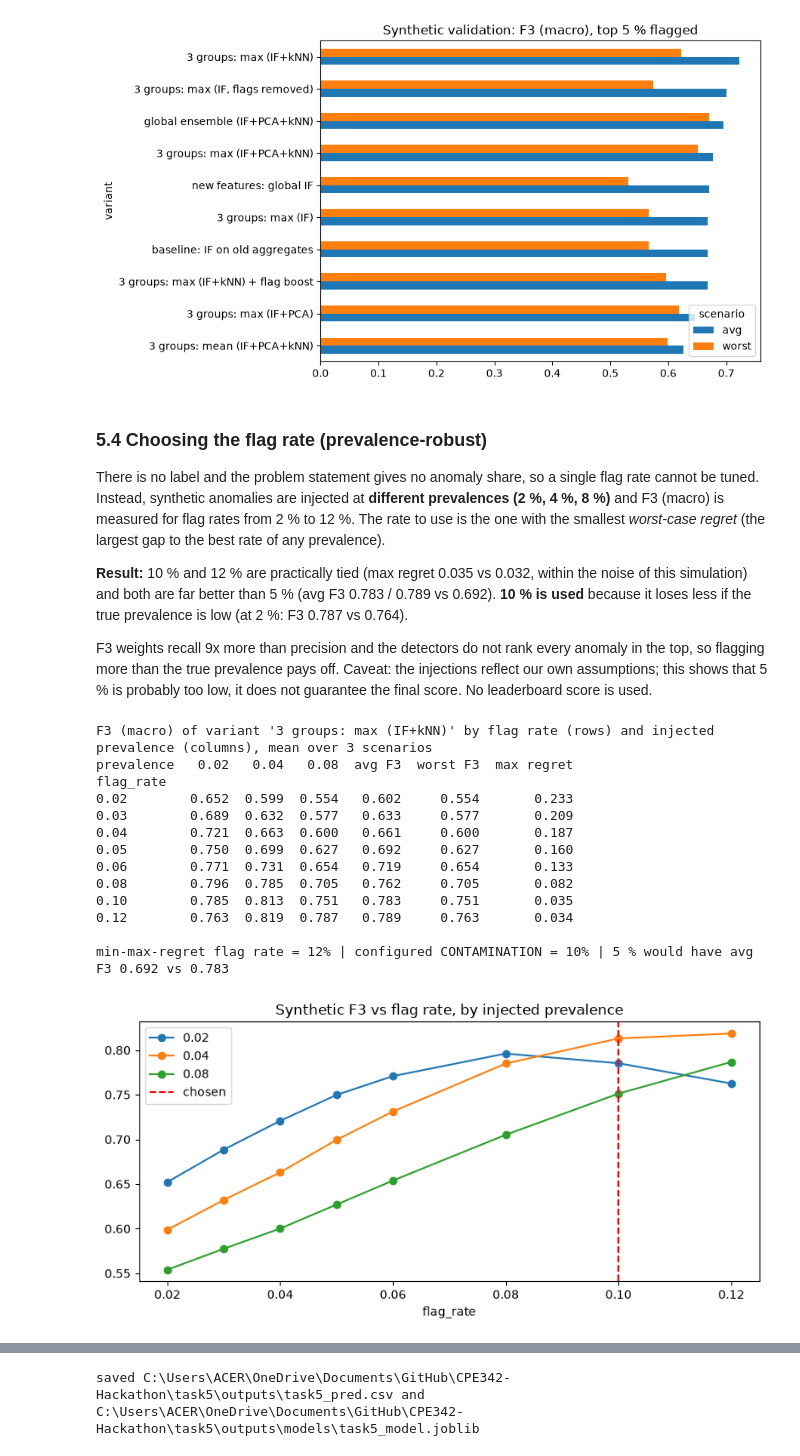
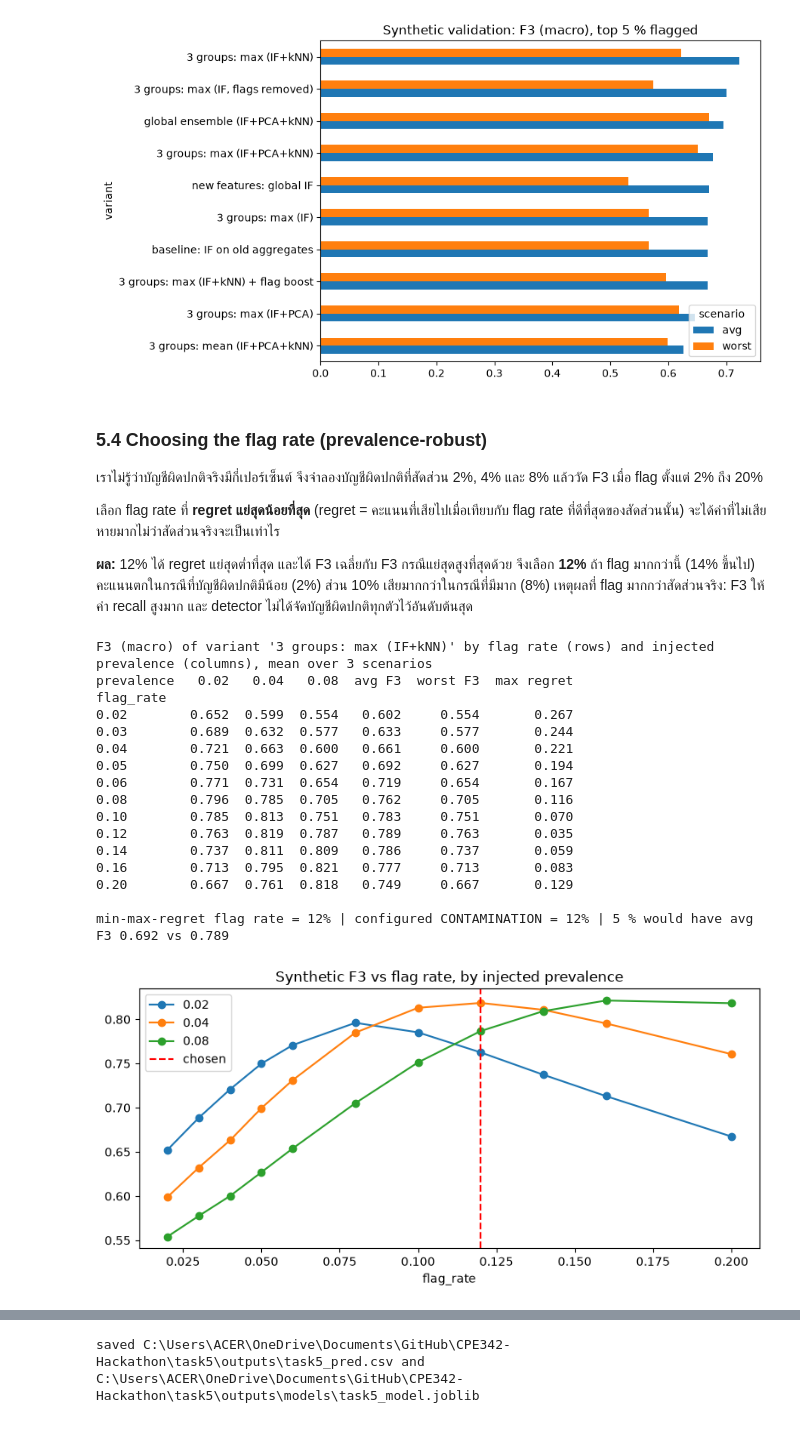
Before and after one commit to supxrpoxm/CPE342-Hackathon, a Jupyter notebook: task5/task5.ipynb, the cells around one changed output, grey strips where cells are left out. Saved outputs shown, nothing was run; the diff lists cells and outputs as text; code cells hidden in the pictures.

```diff
--- a/task5/task5.ipynb
+++ b/task5/task5.ipynb
@@ -32,7 +44,7 @@ OUT = ROOT / ("outputs_quick" if QUICK else "outputs"); (OUT / "models").mkdir(p
 DATA = ROOT / "task5" if (ROOT / "task5" / "test.csv").exists() else ROOT   # run from repo root or from inside task5/
 FLAGS = ["password_changed", "vpn_usage", "suspicious_login_time", "mass_item_sale"]
 N_EST = 100 if QUICK else 300       # trees per Isolation Forest in section 5.3 / 6
-CONTAMINATION = 0.10      # FINAL fraction of accounts to flag; chosen in section 5.4 (prevalence-robust F3), not tuned on the leaderboard
+CONTAMINATION = 0.12      # FINAL fraction of accounts to flag; chosen in section 5.4 (prevalence-robust F3), not tuned on the leaderboard
 SELECT_RATE = 0.05        # reference flag rate used only to compare the detector variants in section 5.3
 # %% [markdown]
 ## 2. Load Data
@@ -433,13 +482,13 @@ Best variant (highest average F3 over 4 scenarios): 3 groups: max (IF+kNN) | avg
 # %% [markdown]
 ### 5.4 Choosing the flag rate (prevalence-robust)
 
-There is no label and the problem statement gives no anomaly share, so a single flag rate cannot be tuned. Instead, synthetic anomalies are injected at **different prevalences (2 %, 4 %, 8 %)** and F3 (macro) is measured for flag rates from 2 % to 12 %. The rate to use is the one with the smallest *worst-case regret* (the largest gap to the best rate of any prevalence).
+เราไม่รู้ว่าบัญชีผิดปกติจริงมีกี่เปอร์เซ็นต์ จึงจำลองบัญชีผิดปกติที่สัดส่วน 2%, 4% และ 8% แล้ววัด F3 เมื่อ flag ตั้งแต่ 2% ถึง 20%
 
-**Result:** 10 % and 12 % are practically tied (max regret 0.035 vs 0.032, within the noise of this simulation) and both are far better than 5 % (avg F3 0.783 / 0.789 vs 0.692). **10 % is used** because it loses less if the true prevalence is low (at 2 %: F3 0.787 vs 0.764).
+เลือก flag rate ที่ **regret แย่สุดน้อยที่สุด** (regret = คะแนนที่เสียไปเมื่อเทียบกับ flag rate ที่ดีที่สุดของสัดส่วนนั้น) จะได้ค่าที่ไม่เสียหายมากไม่ว่าสัดส่วนจริงจะเป็นเท่าไร
 
-F3 weights recall 9x more than precision and the detectors do not rank every anomaly in the top, so flagging more than the true prevalence pays off. Caveat: the injections reflect our own assumptions; this shows that 5 % is probably too low, it does not guarantee the final score. No leaderboard score is used.
+**ผล:** 12% ได้ regret แย่สุดต่ำที่สุด และได้ F3 เฉลี่ยกับ F3 กรณีแย่สุดสูงที่สุดด้วย จึงเลือก **12%** ถ้า flag มากกว่านี้ (14% ขึ้นไป) คะแนนตกในกรณีที่บัญชีผิดปกติมีน้อย (2%) ส่วน 10% เสียมากกว่าในกรณีที่มีมาก (8%) เหตุผลที่ flag มากกว่าสัดส่วนจริง: F3 ให้ค่า recall สูงมาก และ detector ไม่ได้จัดบัญชีผิดปกติทุกตัวไว้อันดับต้นสุด
 # %%
-RATES = [0.02, 0.03, 0.04, 0.05, 0.06, 0.08, 0.10, 0.12]
+RATES = [0.02, 0.03, 0.04, 0.05, 0.06, 0.08, 0.10, 0.12, 0.14, 0.16, 0.20]
 PREVS = [0.02, 0.04, 0.08]
 SCEN_54 = {k: SCENARIOS[k] for k in ("threats / flags uninformative", "threats / weak (60 %)", "generic unseen type")}
 
@@ -447,43 +496,46 @@ SCEN_54 = {k: SCENARIOS[k] for k in ("threats / flags uninformative", "threats /
 def selected_scores(d_syn, seed):
     if best_variant == VARIANTS[0]:
         Fo = aggregate_periods(d_syn); Fo = Fo.fillna(Fo.median())
         return fit_if(Fo, list(Fo.columns), seed, N_EST_VAL)[0]
     return variant_scores(detector_scores(prepare(d_syn), seed, N_EST_VAL)[0])[best_variant]
 
 
 rate_rows = []
 for prev in PREVS:
     for scen, kw in SCEN_54.items():
         d_syn, y = inject(df, 200, rate=prev, **kw)
         sc_ = selected_scores(d_syn, SEED)
         for r_ in RATES:
             rate_rows.append({"prevalence": prev, "scenario": scen, "flag_rate": r_, "F3": f3_macro(y, top_rate_flags(sc_, r_))})
 R = pd.DataFrame(rate_rows)
 byprev = R.pivot_table(index="flag_rate", columns="prevalence", values="F3", aggfunc="mean")
 regret = byprev.max(axis=0) - byprev                      # gap to the best flag rate of that prevalence
 summ = byprev.copy()
 summ["avg F3"], summ["worst F3"], summ["max regret"] = byprev.mean(axis=1), byprev.min(axis=1), regret.max(axis=1)
 print(f"F3 (macro) of variant '{best_variant}' by flag rate (rows) and injected prevalence (columns), mean over 3 scenarios")
 print(summ.round(3).to_string())
 rec = summ["max regret"].idxmin()
 print(f"\nmin-max-regret flag rate = {rec:.0%} | configured CONTAMINATION = {CONTAMINATION:.0%} | 5 % would have avg F3 {summ.loc[0.05, 'avg F3']:.3f} vs {summ.loc[CONTAMINATION, 'avg F3']:.3f}")
 byprev.plot(marker="o", figsize=(8, 4), title="Synthetic F3 vs flag rate, by injected prevalence")
 plt.axvline(CONTAMINATION, color="red", ls="--", label="chosen"); plt.legend(); plt.tight_layout(); plt.show()
 # %% [output]
 F3 (macro) of variant '3 groups: max (IF+kNN)' by flag rate (rows) and injected prevalence (columns), mean over 3 scenarios
 prevalence   0.02   0.04   0.08  avg F3  worst F3  max regret
 flag_rate
-0.02        0.652  0.599  0.554   0.602     0.554       0.233
-0.03        0.689  0.632  0.577   0.633     0.577       0.209
-0.04        0.721  0.663  0.600   0.661     0.600       0.187
-0.05        0.750  0.699  0.627   0.692     0.627       0.160
-0.06        0.771  0.731  0.654   0.719     0.654       0.133
-0.08        0.796  0.785  0.705   0.762     0.705       0.082
-0.10        0.785  0.813  0.751   0.783     0.751       0.035
-0.12        0.763  0.819  0.787   0.789     0.763       0.034
+0.02        0.652  0.599  0.554   0.602     0.554       0.267
+0.03        0.689  0.632  0.577   0.633     0.577       0.244
+0.04        0.721  0.663  0.600   0.661     0.600       0.221
+0.05        0.750  0.699  0.627   0.692     0.627       0.194
+0.06        0.771  0.731  0.654   0.719     0.654       0.167
+0.08        0.796  0.785  0.705   0.762     0.705       0.116
+0.10        0.785  0.813  0.751   0.783     0.751       0.070
+0.12        0.763  0.819  0.787   0.789     0.763       0.035
+0.14        0.737  0.811  0.809   0.786     0.737       0.059
+0.16        0.713  0.795  0.821   0.777     0.713       0.083
+0.20        0.667  0.761  0.818   0.749     0.667       0.129
 
-min-max-regret flag rate = 12% | configured CONTAMINATION = 10% | 5 % would have avg F3 0.692 vs 0.783
+min-max-regret flag rate = 12% | configured CONTAMINATION = 12% | 5 % would have avg F3 0.692 vs 0.789
-[figure, old version]
+[figure, new version]
 # %% [markdown]
 ## 6. Final Detector, Predict & Save
 
```
Also changed, not shown: parts of 20 cells of this notebook, 7 other files.
